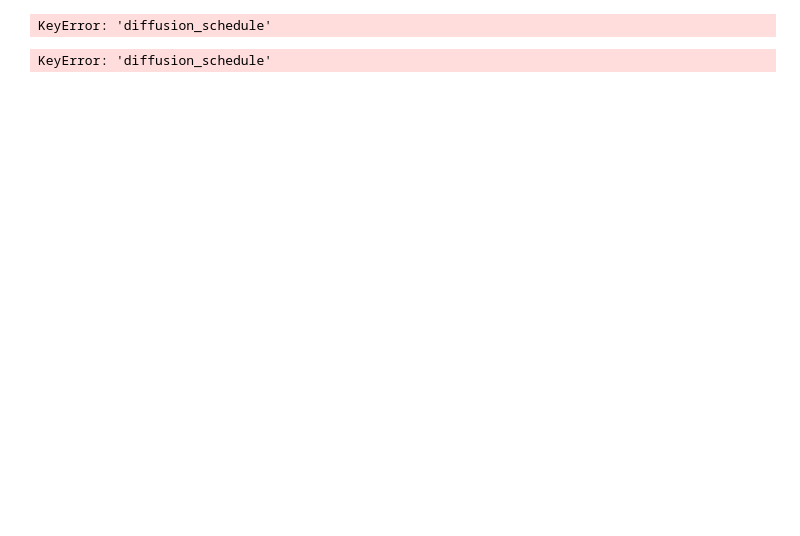
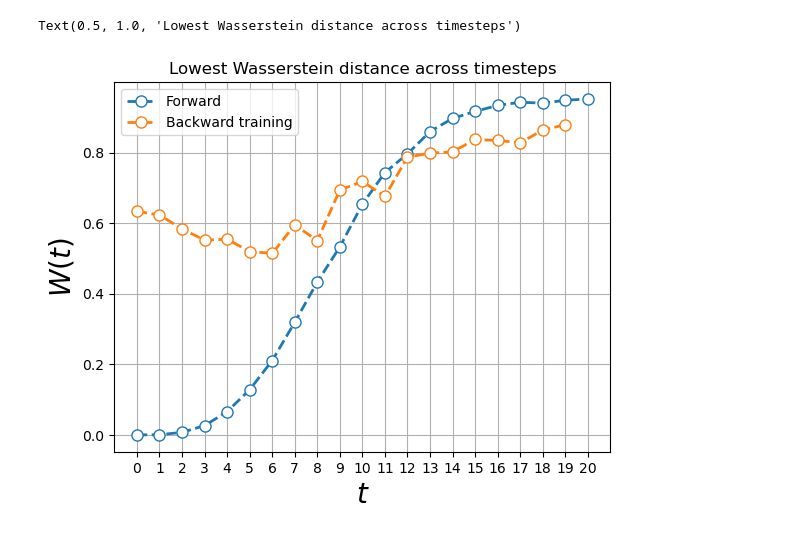
Before and after one commit to alapena/QuantGenMdl, a Jupyter notebook: visualize_denoising.ipynb, the cells around one changed output. Saved outputs shown, nothing was run; the diff lists cells and outputs as text; code cells hidden in the pictures; blank space fills up the shorter version.

```diff
--- a/visualize_denoising.ipynb
+++ b/visualize_denoising.ipynb
@@ -47,26 +51,27 @@ for i in range(n_timesteps):
 # %%
 # Plot it
 
 dir, filename = get_path(config, type='wassdistforward', diffusion_schedule=diffusion_schedule, n_data=n_data, n_pixels=n_pixels, n_qubits=n_qubits, n_ancilla_qubits=n_ancilla_qubits, n_timesteps=n_timesteps, n_backward_layers=n_backward_layers)
 wassforward = np.load(dir / filename)
 
 plt.plot(wassforward, 'o--', label='Forward', mfc='white', markersize=8, lw=2)
 plt.plot(wassbackwardtrain, 'o--', label='Backward training', mfc='white', markersize=8, lw=2)
 plt.ylabel(r'$W(t)$', fontsize=20)
 plt.xlabel(r'$t$', fontsize=20)
 plt.xticks(range(n_timesteps+1))
 plt.grid(True)
 plt.legend()
-plt.title('Wasserstein distance across timesteps')
+plt.title('Lowest Wasserstein distance across timesteps')
 # %% [output]
-KeyError: 'diffusion_schedule'
+Text(0.5, 1.0, 'Lowest Wasserstein distance across timesteps')
+[figure, added]
 # %%
 # Compute the images across timesteps.
 device = torch.device('cpu')
 model = QDDPM(n_qubits, n_ancilla_qubits, n_timesteps, n_backward_layers, device=device).to(device)
 
 # Load just one corrupted state
-dir, filename = get_path(config, type='diffusedqstates', n_data=n_data, n_pixels=n_pixels, n_qubits=n_qubits,n_timesteps=n_timesteps)
+dir, filename = get_path(config, type='diffusedqstates', diffusion_schedule=diffusion_schedule, n_data=n_data, n_pixels=n_pixels, n_qubits=n_qubits,n_timesteps=n_timesteps)
 states_diffused = np.load(dir / filename)
 diffused_state = states_diffused[-1, 0] # Last timestep, first sample
 
@@ -74,13 +79,14 @@ diffused_state = states_diffused[-1, 0] # Last timestep, first sample
 # Load the parameters, sample using the model and compute the images
 
 params_tot = torch.zeros((n_timesteps, 2*(n_qubits+n_ancilla_qubits)*n_backward_layers), device=device)
-for tt in range(n_timesteps+1):
-    dir, filename = get_path(config, type='modelparams', n_data=n_data, n_pixels=n_pixels, n_qubits=n_qubits, n_timesteps=n_timesteps, t=tt)
+for tt in range(1, n_timesteps+1):
+    dir, filename = get_path(config, type='modelparams', n_data=n_data, n_pixels=n_pixels, n_qubits=n_qubits, n_ancilla_qubits=n_ancilla_qubits, n_timesteps=n_timesteps, n_backward_layers=n_backward_layers, t=tt)
     params_tot[tt-1] = torch.from_numpy(np.load(dir / filename)).to(device)
 
+inputs_last_timestep = torch.from_numpy(states_diffused[-1]).to(device)
+outputs = torch.zeros((n_timesteps+1, n_data, 2**(n_qubits)), device=device)
+for t in range(1, n_timesteps+1):
+    input_tplus1 = model.prepareInput_t(inputs_last_timestep, params_tot, t, n_data)
+    outputs[t-1] = model.backwardOutput_t(input_tplus1, params_tot[t-1])
 
-inputs_last_timestep = torch.from_numpy(states_diffused[0]).to(self.device)
-input_tplus1 = model.prepareInput_t(inputs_last_timestep, params_tot, 0, n_data)
-output_0 = model.backwardOutput_t(input_tplus1, params_t)
+outputs[-1] = inputs_last_timestep
-# %% [output]
-KeyError: 'diffusion_schedule'
```
Also changed, not shown: parts of 3 cells of this notebook, 1 other file.
